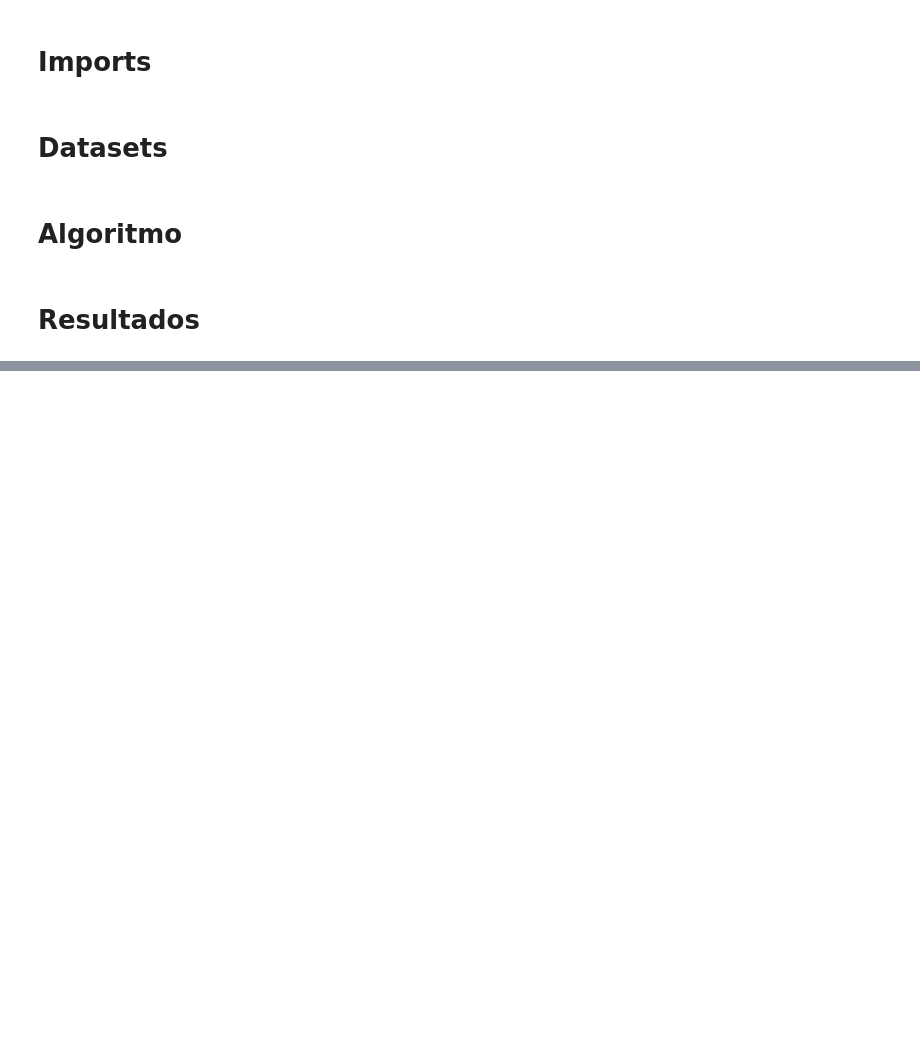
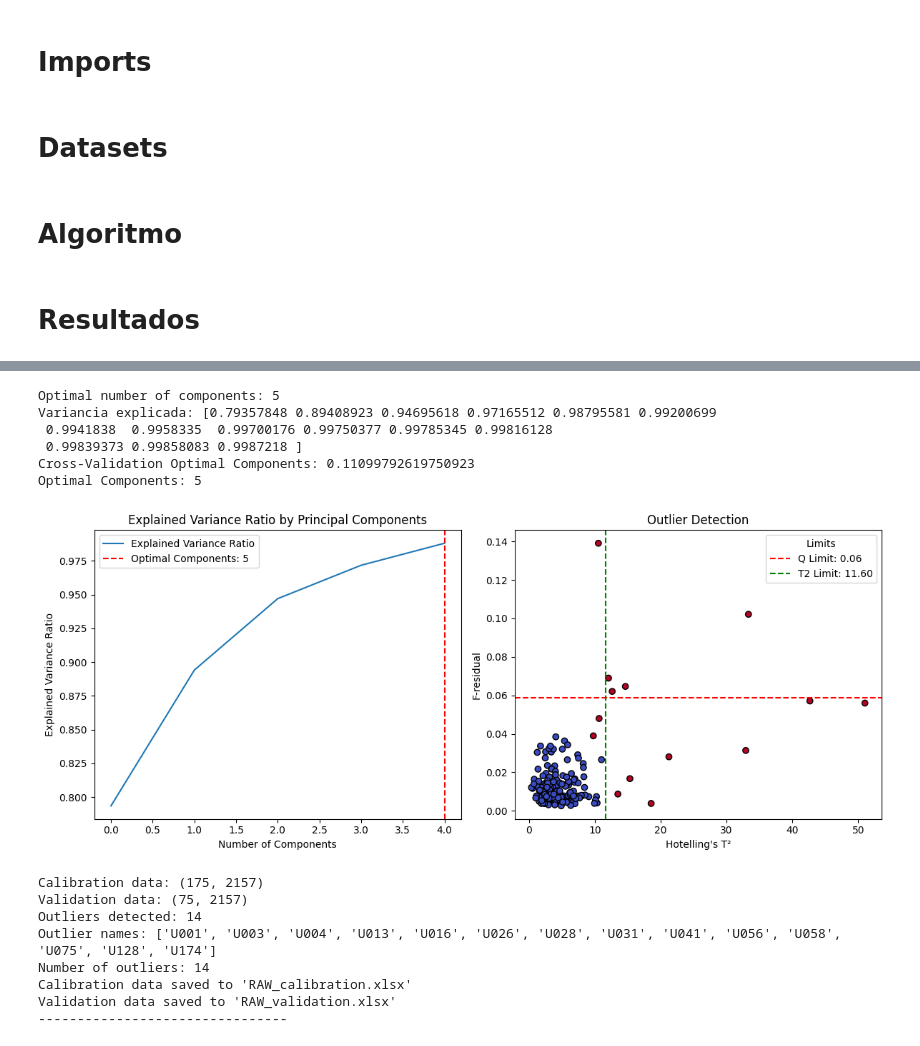
Before and after one commit to xndrxssx/cotton_candy_spectral_analysis, a Jupyter notebook: Partial Components Analysis/Partial Components Analysis.ipynb, the cells around one changed output, grey strips where cells are left out. Drawn from its saved outputs; the diff is of its cells as text; code cells hidden in the pictures; blank space fills up the shorter version.

```diff
--- a/Partial Components Analysis/Partial Components Analysis.ipynb
+++ b/Partial Components Analysis/Partial Components Analysis.ipynb
@@ -352 +264,20 @@ Name: Amostra, dtype: object
 --------------------------------
+# %%
+PCA_main(df_raw.iloc[:, 7:].values, 'RAW')
+print("-------------------------------- \n")
+# %% [output]
+Optimal number of components: 5
+Variancia explicada: [0.79357848 0.89408923 0.94695618 0.97165512 0.98795581 0.99200699
+ 0.9941838  0.9958335  0.99700176 0.99750377 0.99785345 0.99816128
+ 0.99839373 0.99858083 0.9987218 ]
+Cross-Validation Optimal Components: 0.11099792619750923
+Optimal Components: 5
+[figure, added]
+Calibration data: (175, 2157)
+Validation data: (75, 2157)
+Outliers detected: 14
+Outlier names: ['U001', 'U003', 'U004', 'U013', 'U016', 'U026', 'U028', 'U031', 'U041', 'U056', 'U058', 'U075', 'U128', 'U174']
+Number of outliers: 14
+Calibration data saved to 'RAW_calibration.xlsx'
+Validation data saved to 'RAW_validation.xlsx'
+--------------------------------
```
Also changed, not shown: parts of 16 cells of this notebook, 1 other file.
